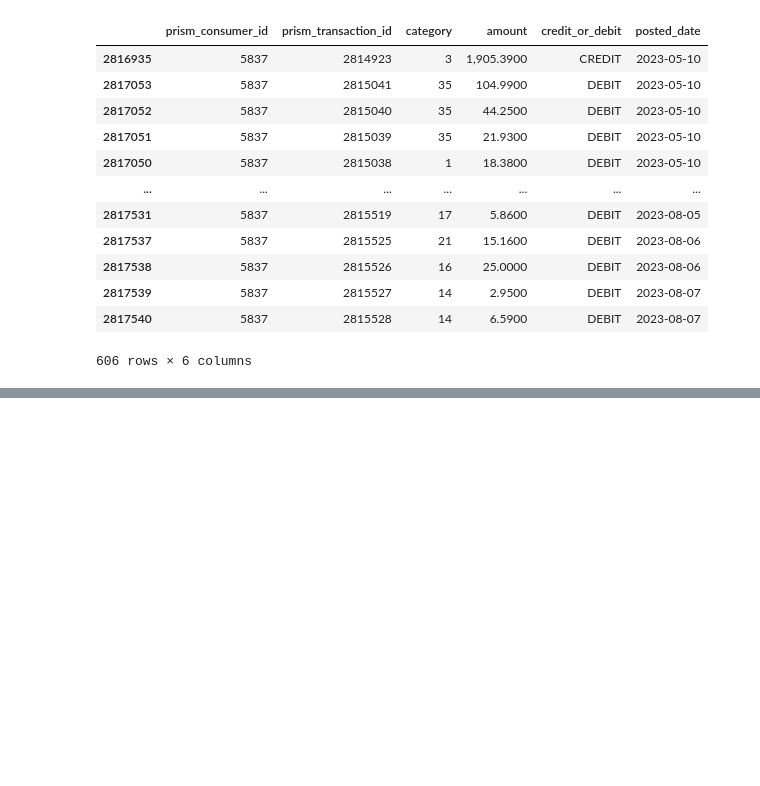
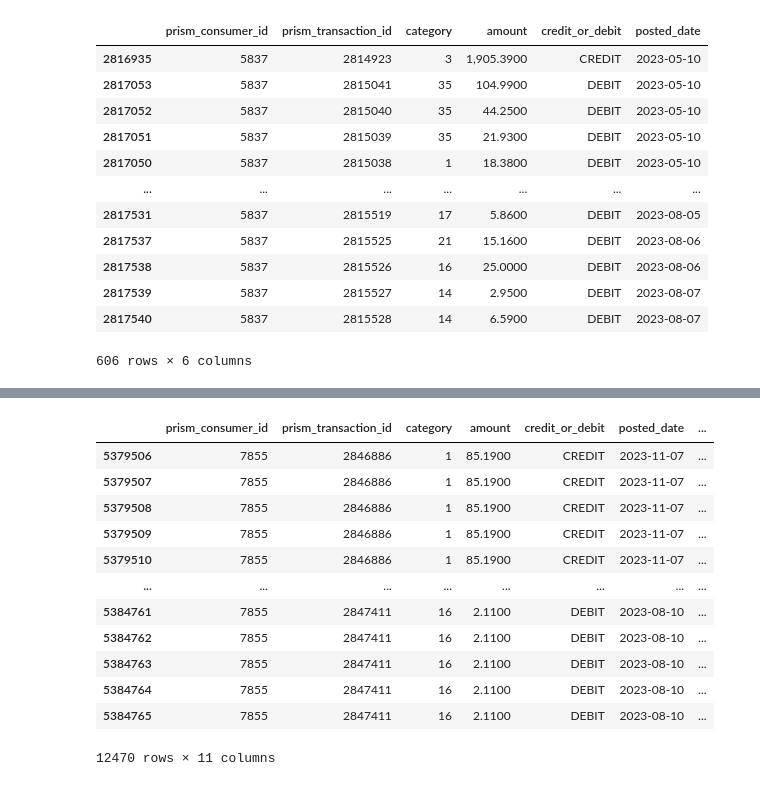
Before and after one commit to danielrmathew/prism-data-credit, a Jupyter notebook: src/notebooks/aman_q2.ipynb, the cells around one changed output, grey strips where cells are left out. Saved outputs shown, nothing was run; the diff lists cells and outputs as text; code cells hidden in the pictures; blank space fills up the shorter version.

```diff
--- a/src/notebooks/aman_q2.ipynb
+++ b/src/notebooks/aman_q2.ipynb
@@ -18,7 +18,7 @@ consDF_all = pd.read_parquet('../../data/q2-ucsd-consDF.pqt')
 
 consDF = consDF_all.dropna()
 trxnDF = pd.read_parquet('../../data/q2-ucsd-trxnDF.pqt')
-
+trxnDF['posted_date'] = pd.to_datetime(trxnDF['posted_date'])
 
 cat_map = pd.read_csv('../../data/q2-ucsd-cat-map.csv')
 # %%
@@ -414,0 +449,3 @@ plot_incomes(year=2023)
+# %%
+balanceDF = trxnDF.copy()
+balanceDF.head()
@@ -414,0 +631,3 @@ plot_incomes(year=2023)
+# %%
+curr_balance = balanceDF.iloc[0]
+balances = []
@@ -414,0 +638,2 @@ plot_incomes(year=2023)
+# %%
+balanceDF['curr_balance'] = balances
@@ -414,0 +649,16 @@ plot_incomes(year=2023)
+# %%
+balanceDF[balanceDF.prism_consumer_id == '7855']
+# %% [output]
+|  | prism_consumer_id | prism_transaction_id | category | amount | credit_or_debit | posted_date | ... |
+| 5379506 | 7855 | 2846886 | 1 | 85.1900 | CREDIT | 2023-11-07 | ... |
+| 5379507 | 7855 | 2846886 | 1 | 85.1900 | CREDIT | 2023-11-07 | ... |
+| 5379508 | 7855 | 2846886 | 1 | 85.1900 | CREDIT | 2023-11-07 | ... |
+| 5379509 | 7855 | 2846886 | 1 | 85.1900 | CREDIT | 2023-11-07 | ... |
+| 5379510 | 7855 | 2846886 | 1 | 85.1900 | CREDIT | 2023-11-07 | ... |
+| ... | ... | ... | ... | ... | ... | ... | ... |
+| 5384761 | 7855 | 2847411 | 16 | 2.1100 | DEBIT | 2023-08-10 | ... |
+| 5384762 | 7855 | 2847411 | 16 | 2.1100 | DEBIT | 2023-08-10 | ... |
+| 5384763 | 7855 | 2847411 | 16 | 2.1100 | DEBIT | 2023-08-10 | ... |
+| 5384764 | 7855 | 2847411 | 16 | 2.1100 | DEBIT | 2023-08-10 | ... |
+| 5384765 | 7855 | 2847411 | 16 | 2.1100 | DEBIT | 2023-08-10 | ... |
+12470 rows × 11 columns
```
Also changed, not shown: parts of 25 cells of this notebook.
